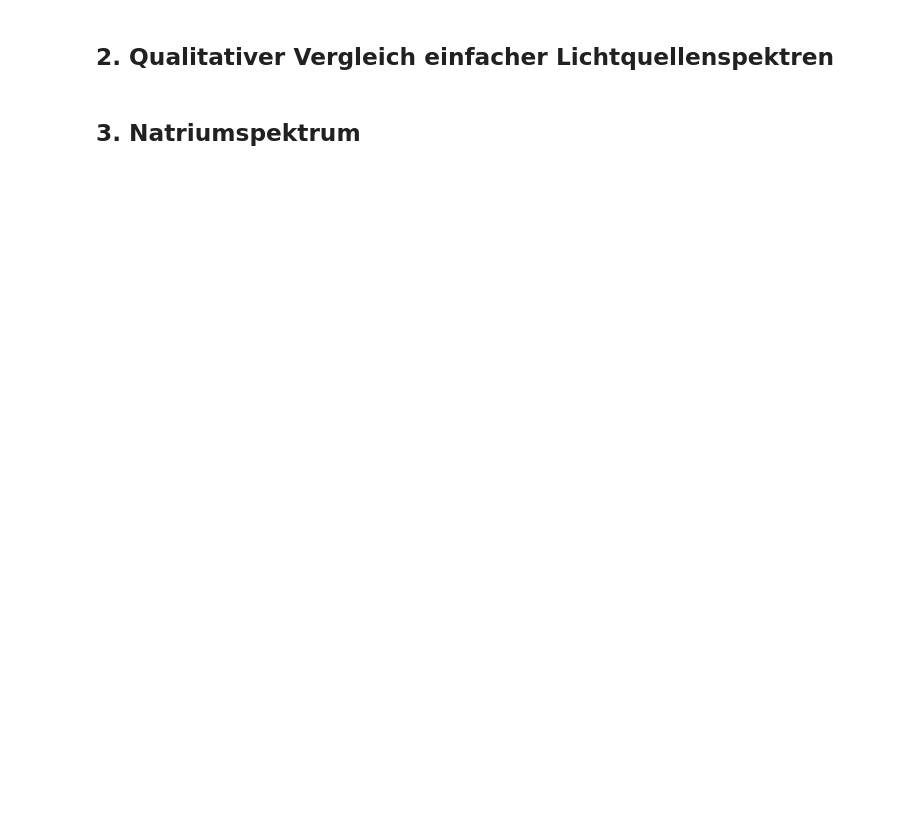
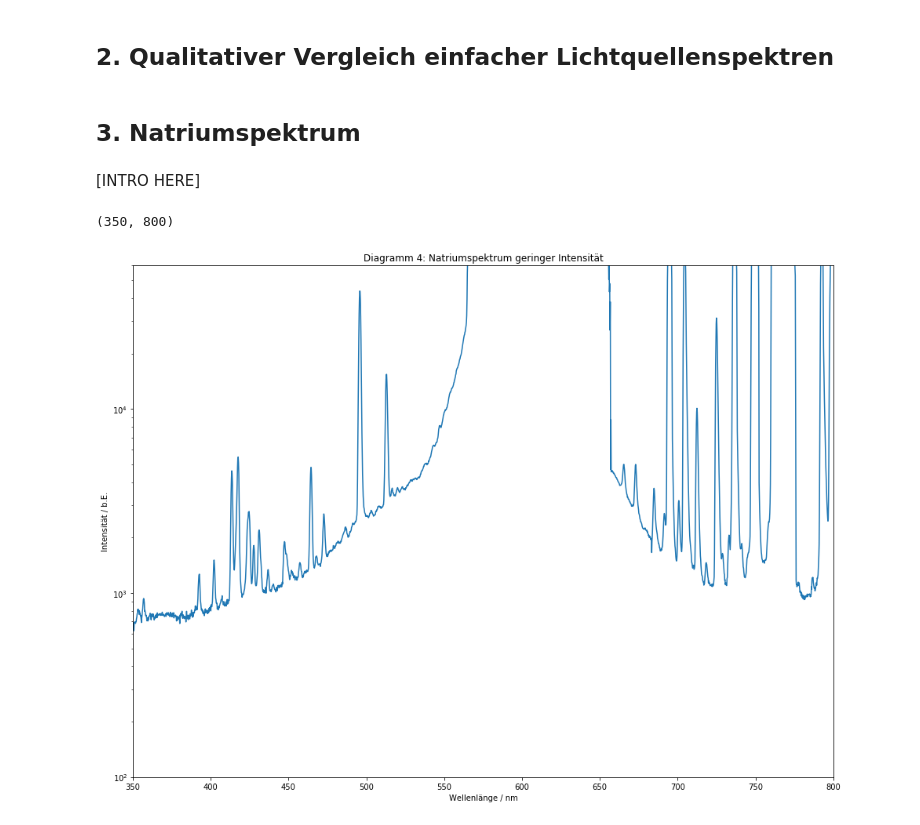
Before and after one commit to Meistermagier/PAP2, a Jupyter notebook: Experiment 234/Experiment_234.ipynb, the cells around one changed output. Cells and saved outputs as stored; diff of their text form; code cells hidden in the pictures; blank space fills up the shorter version.

```diff
--- a/Experiment 234/Experiment_234.ipynb
+++ b/Experiment 234/Experiment_234.ipynb
@@ -72,3 +71,22 @@ plt.xlim((350,850))
 ## 2. Qualitativer Vergleich einfacher Lichtquellenspektren
 # %% [markdown]
 ## 3. Natriumspektrum
+# %% [markdown]
+[INTRO HERE]
+# %%
+#%matplotlib inline
+
+#Kleiner Intensität
+wl, int = np.loadtxt('https://raw.githubusercontent.com/Meistermagier/PAP2/master/Experiment%20234/Versuch%20234/Linien%20kleiner%20Intensit%C3%A4t.txt', skiprows = 17, converters = {0:comma_to_float, 1: comma_to_float}, comments = '>', unpack=True)
+
+plt.figure(figsize=(16,12))
+plt.plot(wl, int)
+plt.title('Diagramm 4: Natriumspektrum geringer Intensität')
+plt.xlabel('Wellenlänge / nm')
+plt.ylabel('Intensität / b.E.')
+plt.yscale('log')
+plt.ylim((100,60000))
+plt.xlim((350,800))
+# %% [output]
+(350, 800)
+[figure, added]
```
Also changed, not shown: parts of 1 cell of this notebook.
